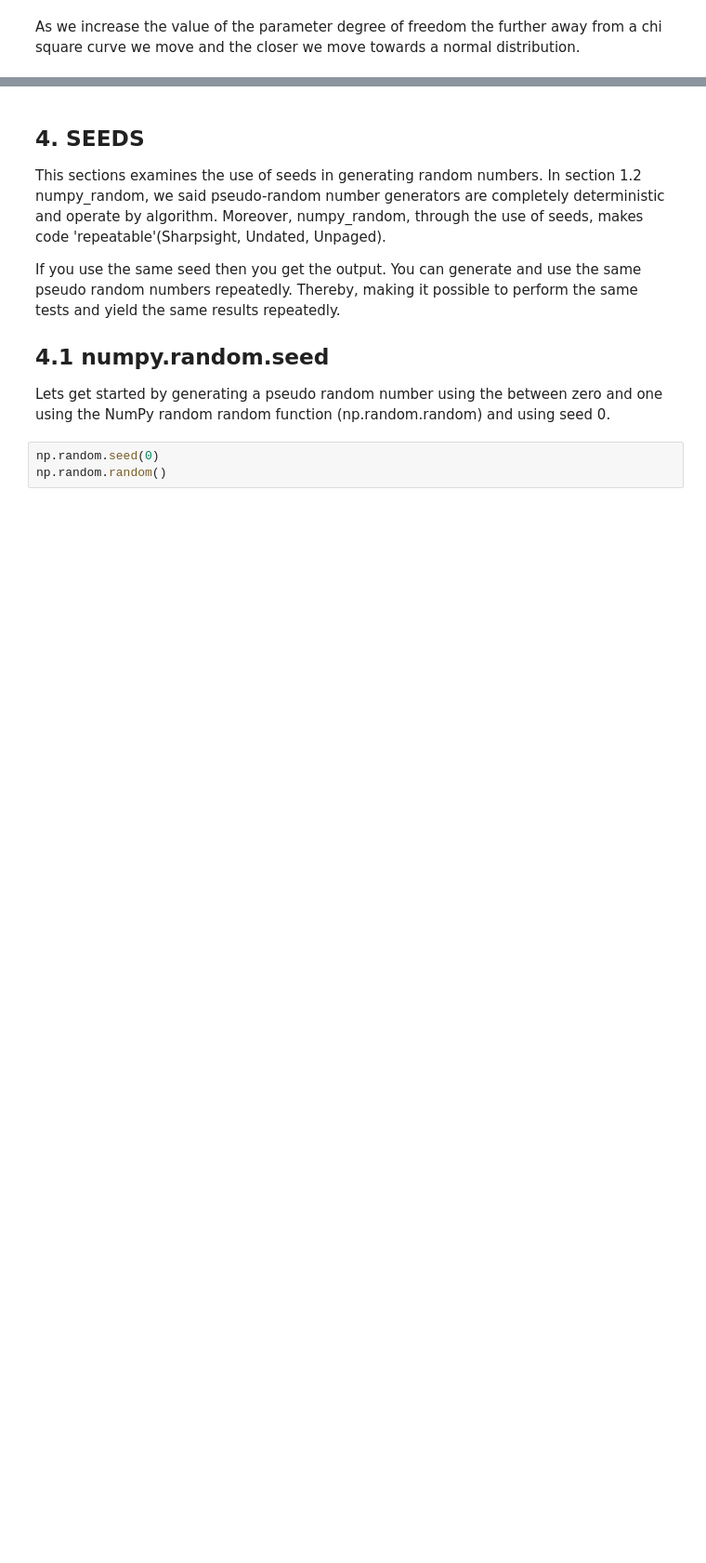
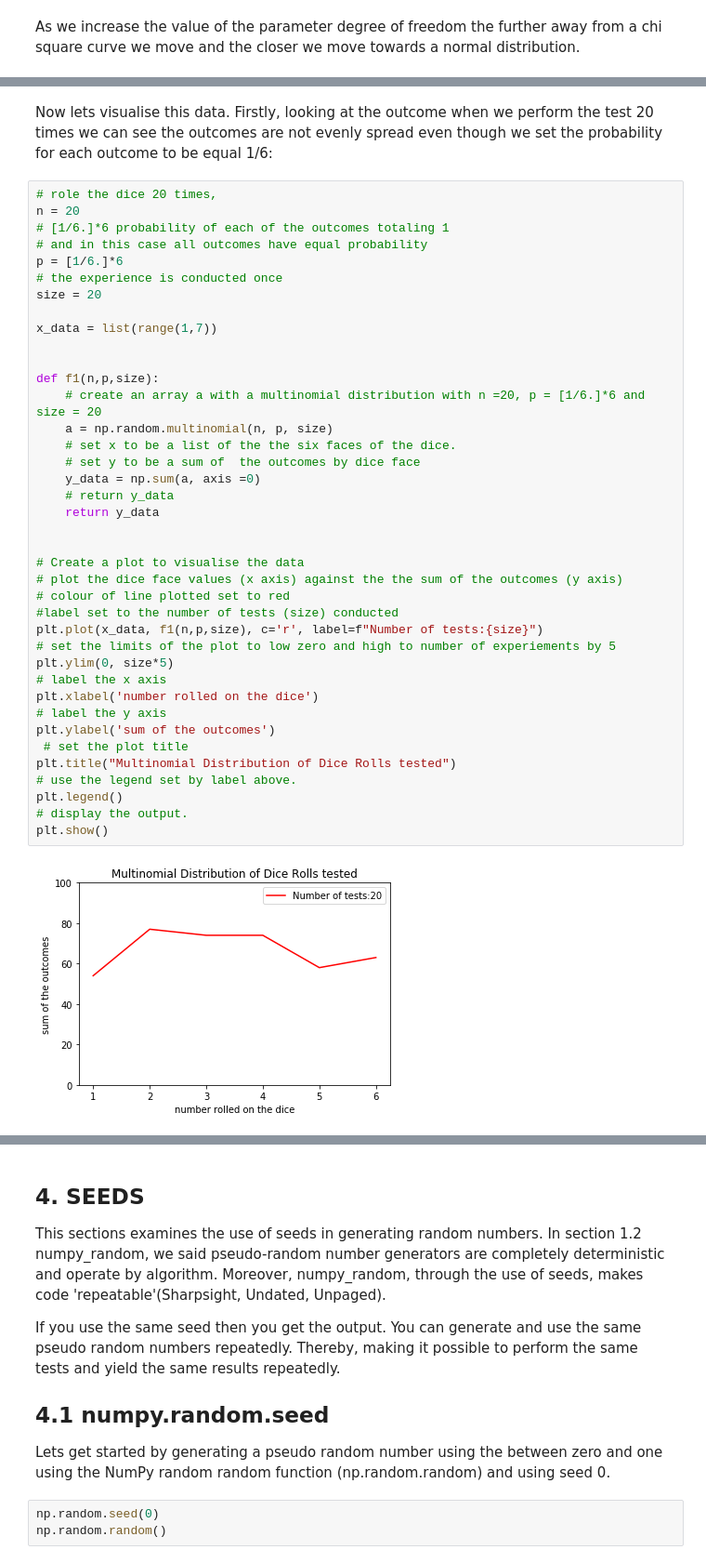
Before and after one commit to fionaoriordan/52465_19_np, a Jupyter notebook: numpy_random.ipynb, the cells around one changed output, grey strips where cells are left out. Shown at 93% size. Saved outputs shown, nothing was run; the diff lists cells and outputs as text; blank space fills up the shorter version.

Commit message:
Updating distributionmultinomial

```diff
--- a/numpy_random.ipynb
+++ b/numpy_random.ipynb
@@ -591,0 +657,43 @@ plt.hist(s)
+# %% [markdown]
+Now lets visualise this data. Firstly, looking at the outcome when we perform the test 20 times we can see the outcomes are not evenly spread even though we set the probability for each outcome to be equal 1/6:
+# %%
+# role the dice 20 times,
+n = 20
+# [1/6.]*6 probability of each of the outcomes totaling 1
+# and in this case all outcomes have equal probability
+p = [1/6.]*6
+# the experience is conducted once
+size = 20
+
+x_data = list(range(1,7))
+
+
+def f1(n,p,size):
+    # create an array a with a multinomial distribution with n =20, p = [1/6.]*6 and size = 20
+    a = np.random.multinomial(n, p, size)
+    # set x to be a list of the the six faces of the dice.
+    # set y to be a sum of  the outcomes by dice face
+    y_data = np.sum(a, axis =0)
+    # return y_data
+    return y_data
+
+
+# Create a plot to visualise the data
+# plot the dice face values (x axis) against the the sum of the outcomes (y axis)
+# colour of line plotted set to red
+#label set to the number of tests (size) conducted
+plt.plot(x_data, f1(n,p,size), c='r', label=f"Number of tests:{size}")
+# set the limits of the plot to low zero and high to number of experiements by 5
+plt.ylim(0, size*5)
+# label the x axis
+plt.xlabel('number rolled on the dice')
+# label the y axis
+plt.ylabel('sum of the outcomes')
+ # set the plot title
+plt.title("Multinomial Distribution of Dice Rolls tested")
+# use the legend set by label above.
+plt.legend()
+# display the output.
+plt.show()
+# %% [output]
+[figure, added]
```
Also changed, not shown: parts of 55 cells of this notebook.
